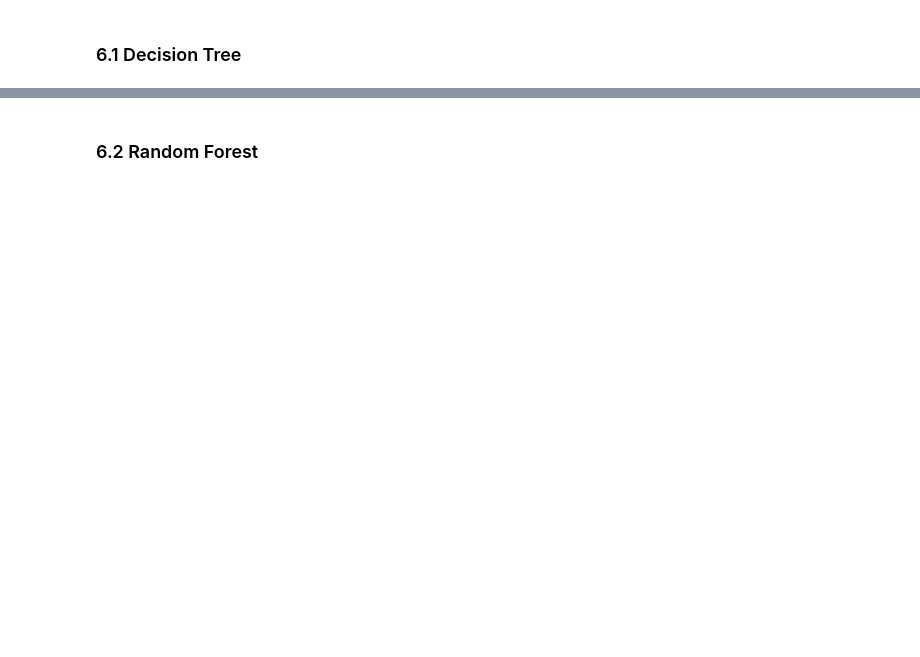
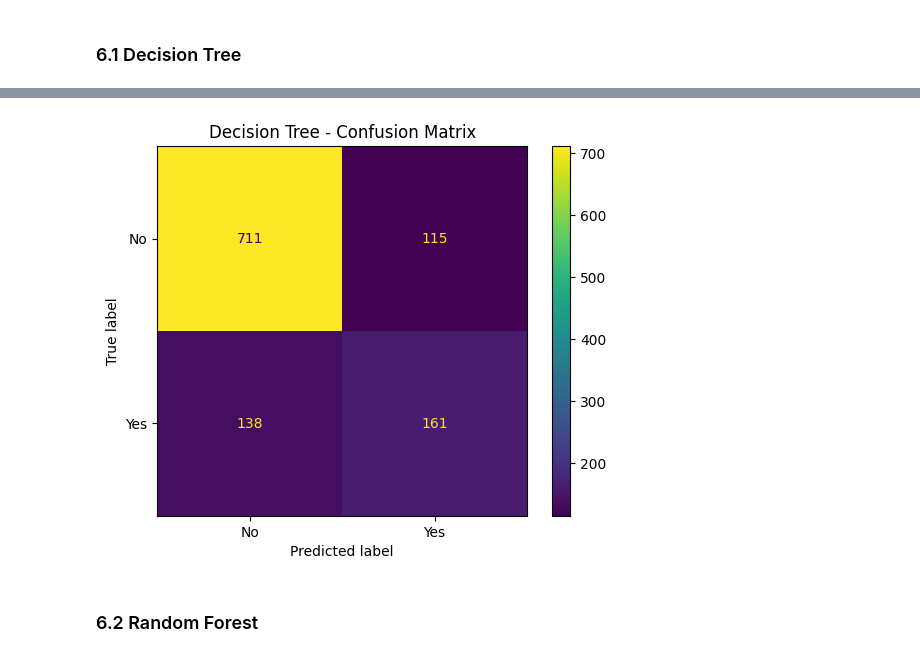
Before and after one commit to abhaygupta56/customer-churn-prediction, a Jupyter notebook: notebooks/churn_analysis.ipynb, the cells around one changed output, grey strips where cells are left out. Cells and saved outputs as stored; diff of their text form; code cells hidden in the pictures; blank space fills up the shorter version.

Commit message:
Complete churn prediction model pipeline

```diff
--- a/notebooks/churn_analysis.ipynb
+++ b/notebooks/churn_analysis.ipynb
@@ -361,4 +579,12 @@ X_train, X_test, y_train, y_test = train_test_split(
     random_state=42,
     stratify=y
 )
+
+X_train_fit, X_val, y_train_fit, y_val = train_test_split(
+    X_train,
+    y_train,
+    test_size=0.2,
+    random_state=42,
+    stratify=y_train
+)
 # %%
@@ -400,4 +640,4 @@ logistic_pipeline = Pipeline(
     ]
 )
 # %%
-logistic_pipeline.fit(X_train, y_train)
+logistic_pipeline.fit(X_train_fit, y_train_fit)
@@ -425,4 +695,4 @@ dt_pipeline = Pipeline(
     ]
 )
 # %%
-dt_pipeline.fit(X_train,y_train)
+dt_pipeline.fit(X_train_fit,y_train_fit)
@@ -429,3 +717,3 @@ dt_pipeline.fit(X_train,y_train)
 # %%
-y_pred_dt = dt_pipeline.predict(X_test)
+y_pred_dt = dt_pipeline.predict(X_val)
 # %%
@@ -438,11 +738,13 @@ print(classification_report(y_test, y_pred_dt))
 # %%
 ConfusionMatrixDisplay.from_predictions(
-    y_test,
+    y_val,
     y_pred_dt
 )
 
 plt.title("Decision Tree - Confusion Matrix")
 plt.show()
+# %% [output]
+[figure, added]
 # %% [markdown]
 ### 6.2 Random Forest
 # %%
```
Also changed, not shown: parts of 83 cells of this notebook, 4 other files.
